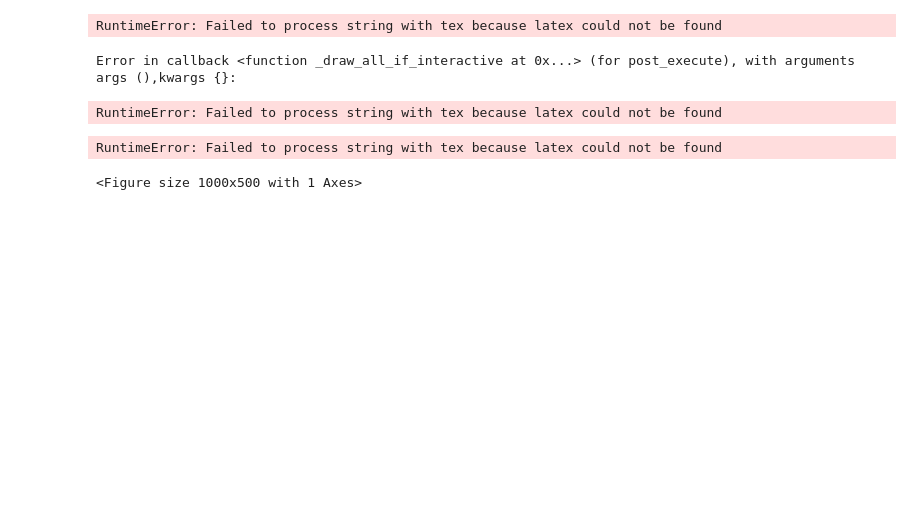
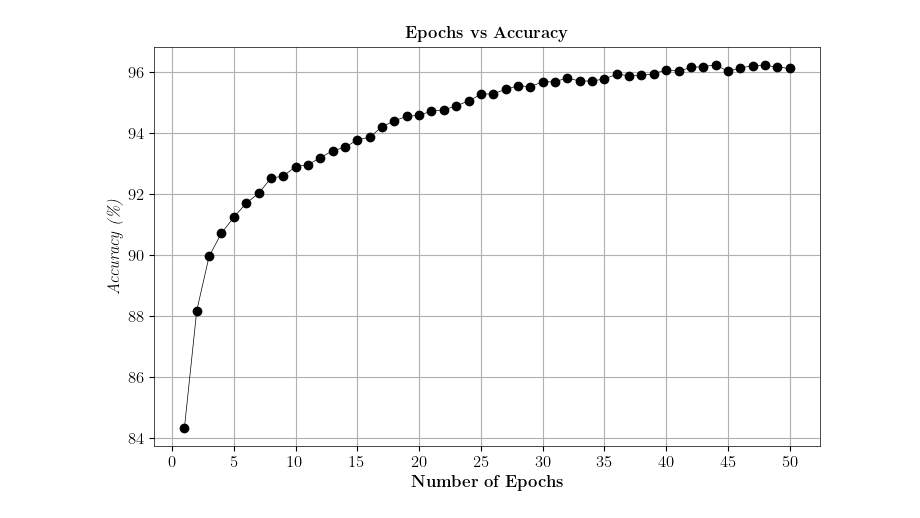
Before and after one commit to djosh34/ee4690_lab_2, a Jupyter notebook: bnn2-plot-epoch-acc.ipynb, the cells around one changed output. Saved outputs shown, nothing was run; the diff lists cells and outputs as text; code cells hidden in the pictures; blank space fills up the shorter version.

Commit message:
added plot

```diff
--- a/bnn2-plot-epoch-acc.ipynb
+++ b/bnn2-plot-epoch-acc.ipynb
@@ -119,29 +119,36 @@ Accuracy of the network unrounded on the 10000 test images: 96.53 %
 # %%
 import matplotlib.pyplot as plt
 
 # Assuming `accuracy_list` is loaded from the previous block
 epochs = list(range(1, len(accuracy_list) + 1))
 
 # Use LaTeX for text rendering
-plt.rcParams['text.usetex'] = True
-plt.rcParams['font.size'] = 14
+plt.rcParams.update({
+    'text.usetex': True,
+    'font.family': 'serif',
+    'font.serif': ['Times New Roman'],
+    'axes.labelsize': 12,
+    'font.size': 12,
+    'legend.fontsize': 12,
+    'xtick.labelsize': 12,
+    'ytick.labelsize': 12,
+    'lines.linewidth': 0.5,
+    'axes.linewidth': 0.5,
+    'text.latex.preamble': r'\usepackage{amsmath}'
+})
 
-fig, ax = plt.subplots(figsize=(10, 5), tight_layout=True)
-ax.plot(epochs, accuracy_list, marker='o', linestyle='-', color='b')
+fig, ax = plt.subplots(figsize=(7.5, 5), tight_layout=True)
+ax.plot(epochs, accuracy_list, marker='o', linestyle='-', color='black')
 
-ax.set_xlabel(r'\textbf{Number of Epochs}', fontsize=16)
-ax.set_ylabel(r'\textit{Accuracy (\%)}', fontsize=16)
-ax.set_title(r'Epochs vs Accuracy', fontsize=18)
+ax.set_xlabel(r'\textbf{Number of Epochs}', fontsize=12)
+ax.set_ylabel(r'\textit{Accuracy (\%)}', fontsize=12)
+ax.set_title(r'\textbf{Epochs vs Accuracy}', fontsize=12)
 ax.set_xticks(range(0, 51, 5))
 ax.grid(True)
 
-# Save the plot as a PDF file
-plt.savefig('epochs_vs_accuracy.pdf')
+# Save the plot as an EPS file
+plt.savefig('FIG1.eps', format='eps')
 
 plt.show()
 # %% [output]
-RuntimeError: Failed to process string with tex because latex could not be found
-Error in callback <function _draw_all_if_interactive at 0x...> (for post_execute), with arguments args (),kwargs {}:
-RuntimeError: Failed to process string with tex because latex could not be found
-RuntimeError: Failed to process string with tex because latex could not be found
-<Figure size 1000x500 with 1 Axes>
+[figure, added]
```
Also changed, not shown: parts of 2 cells of this notebook.
